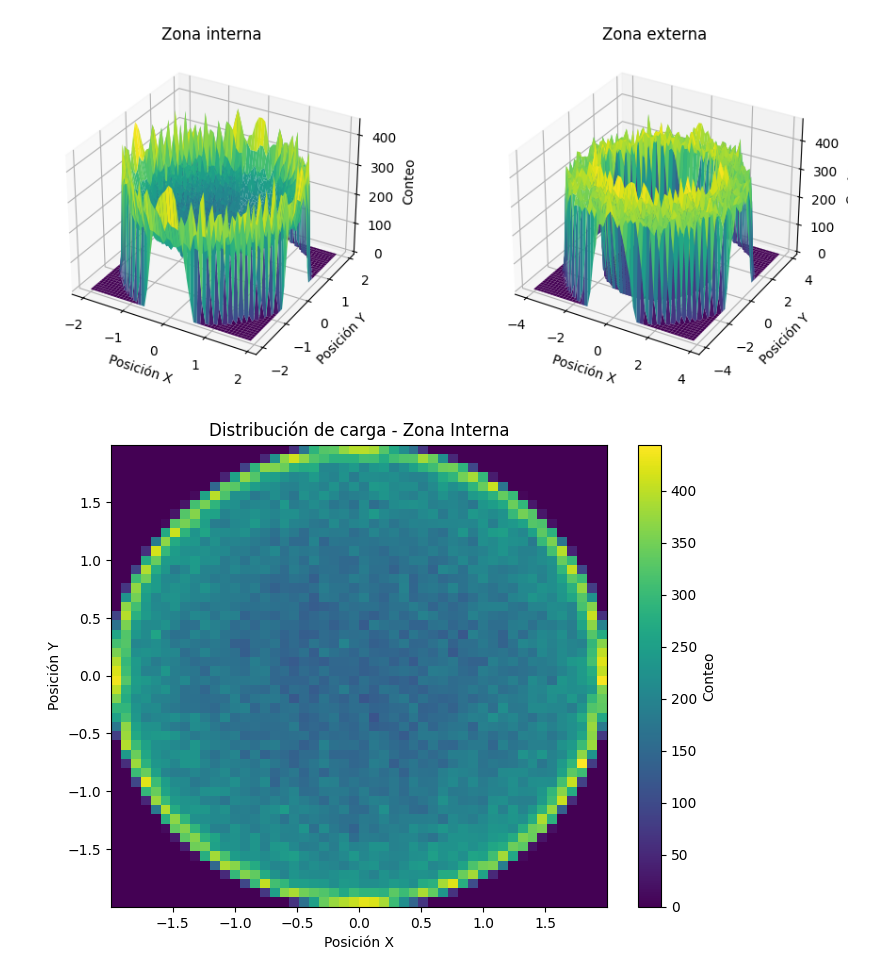
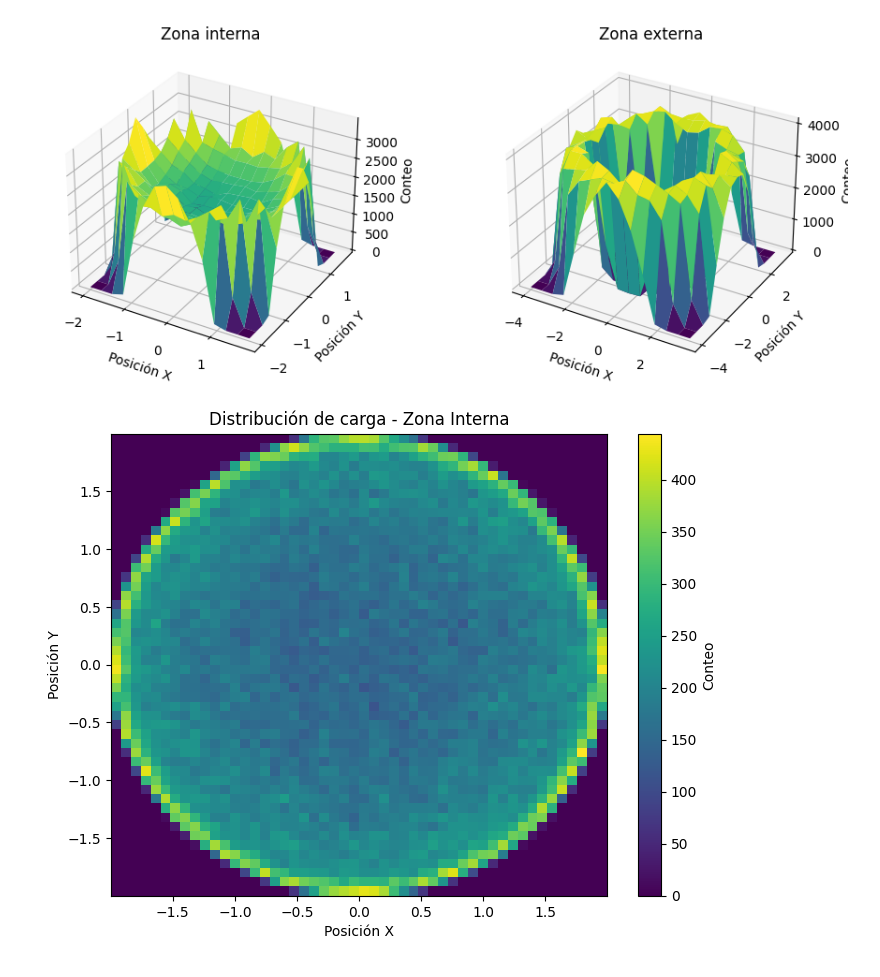
Before and after one commit to CristianC2002/Molecular_Dynamics__Disc-Model, a Jupyter notebook: Data_Analysis.ipynb, the cells around one changed output. Cells and saved outputs as stored; diff of their text form; code cells hidden in the pictures.

```diff
--- a/Data_Analysis.ipynb
+++ b/Data_Analysis.ipynb
@@ -29,6 +29,7 @@ Lim_Sup = 1000000
 
 # --------------------------------------------
 
+output_dir = r"E:\Cristian\1. Molecular Dinamics\2. Python Projects\3. Jupiter Code\3. Test"
 
 Partic_DF=pd.read_csv(r"E:\Cristian\1. Molecular Dinamics\2. Python Projects\3. Jupiter Code\3. Test\Analitica Nosee Hoover IG\Particle_Data.csv")
 System_DF=pd.read_csv(r"E:\Cristian\1. Molecular Dinamics\2. Python Projects\3. Jupiter Code\3. Test\Analitica Nosee Hoover IG\System_Data.csv")
@@ -88,41 +89,42 @@ x_externa = x[mask_externa]
 y_externa = y[mask_externa]
 
 # Crear una malla para la zona interna
-bins_interna = 50  # Ajusta el número de bins según tus necesidades
+bins_interna = 15  # Ajusta el número de bins según tus necesidades
 counts_interna, x_edges_interna, y_edges_interna = np.histogram2d(x_interna, y_interna, bins=bins_interna)
 X_interna, Y_interna = np.meshgrid(x_edges_interna[:-1], y_edges_interna[:-1])
 Z_interna = counts_interna.T
 
 # Crear una malla para la zona externa
-bins_externa = 50  # Ajusta el número de bins según tus necesidades
+bins_externa = 15  # Ajusta el número de bins según tus necesidades
 counts_externa, x_edges_externa, y_edges_externa = np.histogram2d(x_externa, y_externa, bins=bins_externa)
 X_externa, Y_externa = np.meshgrid(x_edges_externa[:-1], y_edges_externa[:-1])
 Z_externa = counts_externa.T
 
 # Crear la figura y los gráficos 3D
 fig = plt.figure(figsize=(10, 4))
 
 # Graficar la zona interna
 ax_interna = fig.add_subplot(121, projection='3d')
 ax_interna.plot_surface(X_interna, Y_interna, Z_interna, cmap='viridis')
 ax_interna.set_title('Zona interna')
 ax_interna.set_xlabel('Posición X')
 ax_interna.set_ylabel('Posición Y')
 ax_interna.set_zlabel('Conteo')
 
 # Graficar la zona externa
 ax_externa = fig.add_subplot(122, projection='3d')
 ax_externa.plot_surface(X_externa, Y_externa, Z_externa, cmap='viridis')
 ax_externa.set_title('Zona externa')
 ax_externa.set_xlabel('Posición X')
 ax_externa.set_ylabel('Posición Y')
 ax_externa.set_zlabel('Conteo')
 
 # Ajustar la disposición de los gráficos
 fig.tight_layout()
+fig.savefig(os.path.join(output_dir, "3D_Charge_Dist.png"))
 
 # Mostrar los gráficos
 plt.show()
 # %% [output]
-[figure, old version]
+[figure, new version]
 # %%
```
Also changed, not shown: parts of 3 cells of this notebook, 4 other files.
